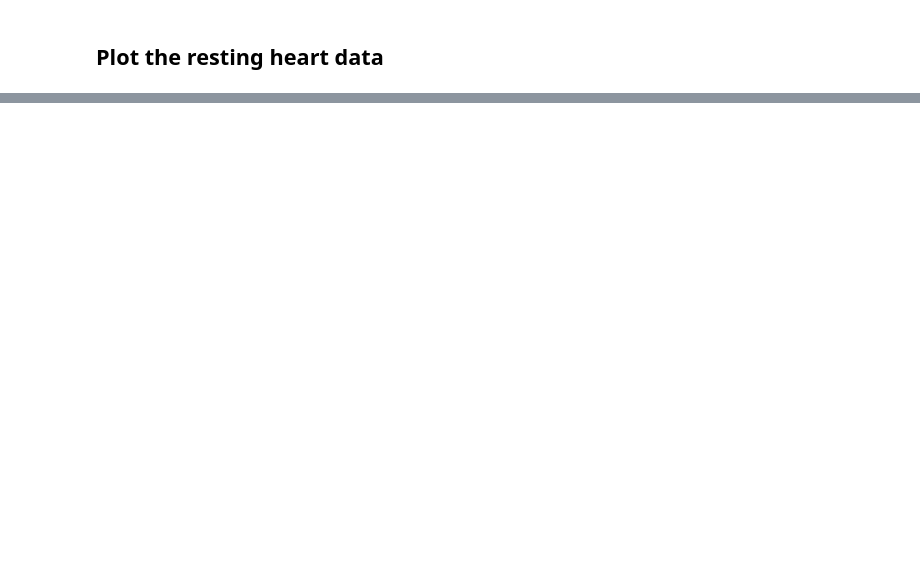
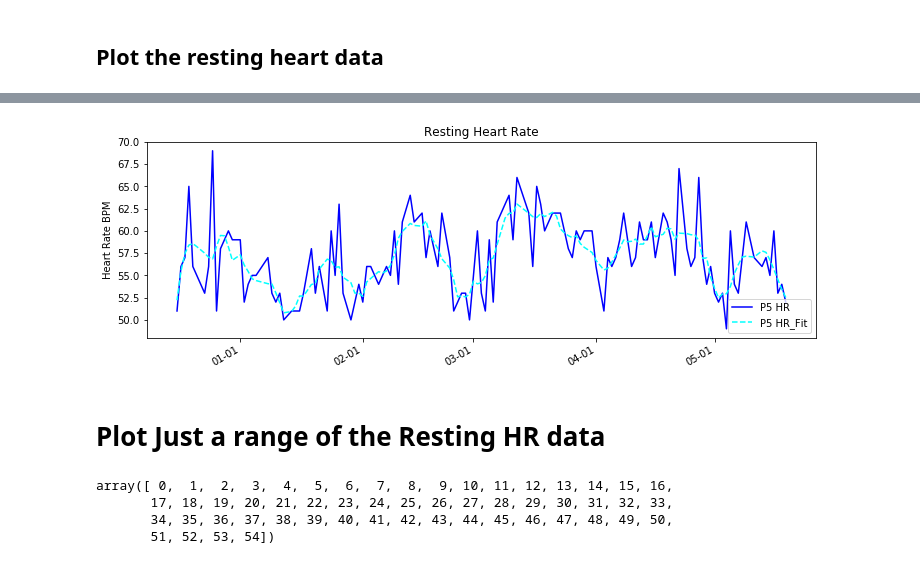
Before and after one commit to tyleracorn/pyhealth, a Jupyter notebook: SasA_Example.ipynb, the cells around one changed output, grey strips where cells are left out. Saved outputs shown, nothing was run; the diff lists cells and outputs as text; code cells hidden in the pictures; blank space fills up the shorter version.

```diff
--- a/SasA_Example.ipynb
+++ b/SasA_Example.ipynb
@@ -214,0 +223,29 @@ plt.savefig('examples/example_resting_heartrate.png', bbox_inches='tight')
+# %%
+fig, ax = plt.subplots(figsize=(12, 4))
+ax.plot_date(hr_date, RestingHRp5, 'blue', label='P5 HR')
+ax.plot_date(hr_date, RestingHRp5_Fit, 'cyan', label='P5 HR_Fit', linestyle='--')
+ax.set_title('Resting Heart Rate')
+ax.set_ylabel('Heart Rate BPM')
+ax.legend(loc=4)
+#ax.format_xdata = mdates.DateFormatter('%m-%d')
+ax.xaxis.set_major_formatter(mdates.DateFormatter('%m-%d'))
+fig.autofmt_xdate()
+plt.savefig('examples/example_resting_heartrate.png', bbox_inches='tight')
+# %% [output]
+[figure, added]
+# %% [markdown]
+# Plot Just a range of the Resting HR data
+# %%
+date_start = np.datetime64('2018-05-19')
+date_end = np.datetime64('2018-03-19')
+hr_idx = []
+for i in range(len(hr_date)):
+    if hr_date[i] <= date_start and hr_date[i] >= date_end:
+        hr_idx.append(i)
+hr_idx = np.array(hr_idx, dtype=int)
+hr_idx
+# %% [output]
+array([ 0,  1,  2,  3,  4,  5,  6,  7,  8,  9, 10, 11, 12, 13, 14, 15, 16,
+       17, 18, 19, 20, 21, 22, 23, 24, 25, 26, 27, 28, 29, 30, 31, 32, 33,
+       34, 35, 36, 37, 38, 39, 40, 41, 42, 43, 44, 45, 46, 47, 48, 49, 50,
+       51, 52, 53, 54])
```
Also changed, not shown: parts of 13 cells of this notebook, 3 other files.
